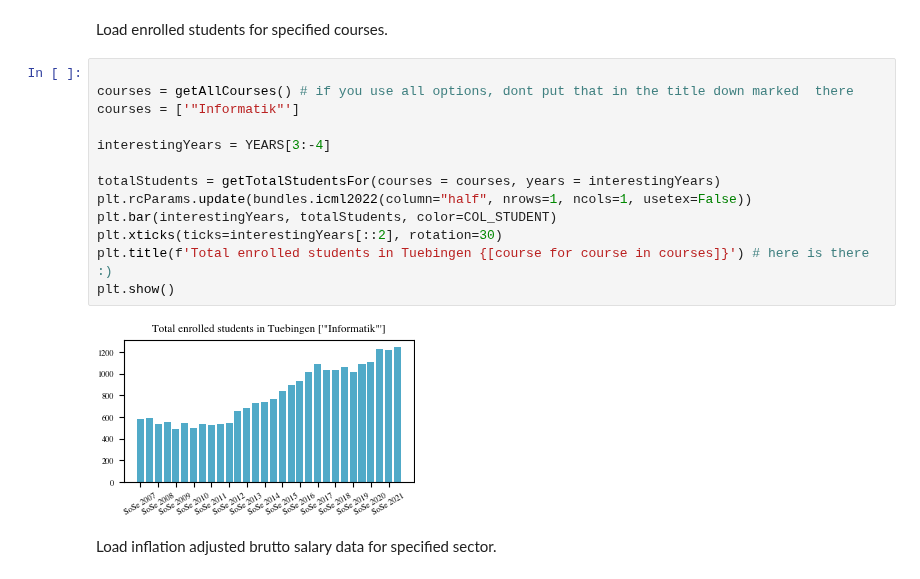
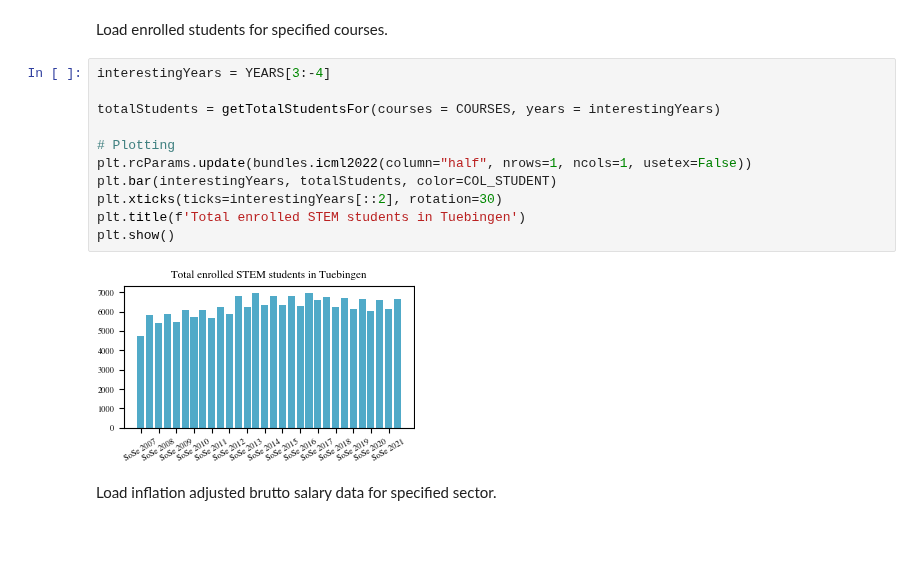
Before and after one commit to mxs01/AnalysingStudentDevelopment, a Jupyter notebook: exp/exp_01_regression.ipynb, the cells around one changed output. Cells and saved outputs as stored; diff of their text form; blank space fills up the shorter version.

```diff
--- a/exp/exp_01_regression.ipynb
+++ b/exp/exp_01_regression.ipynb
@@ -23,20 +23,18 @@ Values range form 2007 to 2021 (inlcuding). This is limited by the salary data.
 # %% [markdown]
 Load enrolled students for specified courses.
 # %%
-
-courses = getAllCourses() # if you use all options, dont put that in the title down marked  there
-courses = ['"Informatik"']
-
 interestingYears = YEARS[3:-4]
 
-totalStudents = getTotalStudentsFor(courses = courses, years = interestingYears)
+totalStudents = getTotalStudentsFor(courses = COURSES, years = interestingYears)
+
+# Plotting
 plt.rcParams.update(bundles.icml2022(column="half", nrows=1, ncols=1, usetex=False))
 plt.bar(interestingYears, totalStudents, color=COL_STUDENT)
 plt.xticks(ticks=interestingYears[::2], rotation=30)
-plt.title(f'Total enrolled students in Tuebingen {[course for course in courses]}') # here is there :)
+plt.title(f'Total enrolled STEM students in Tuebingen')
 plt.show()
 # %% [output]
-[figure, old version]
+[figure, new version]
 # %% [markdown]
 Load inflation adjusted brutto salary data for specified sector.
 # %%
```
Also changed, not shown: parts of 4 cells of this notebook, 5 other files.
